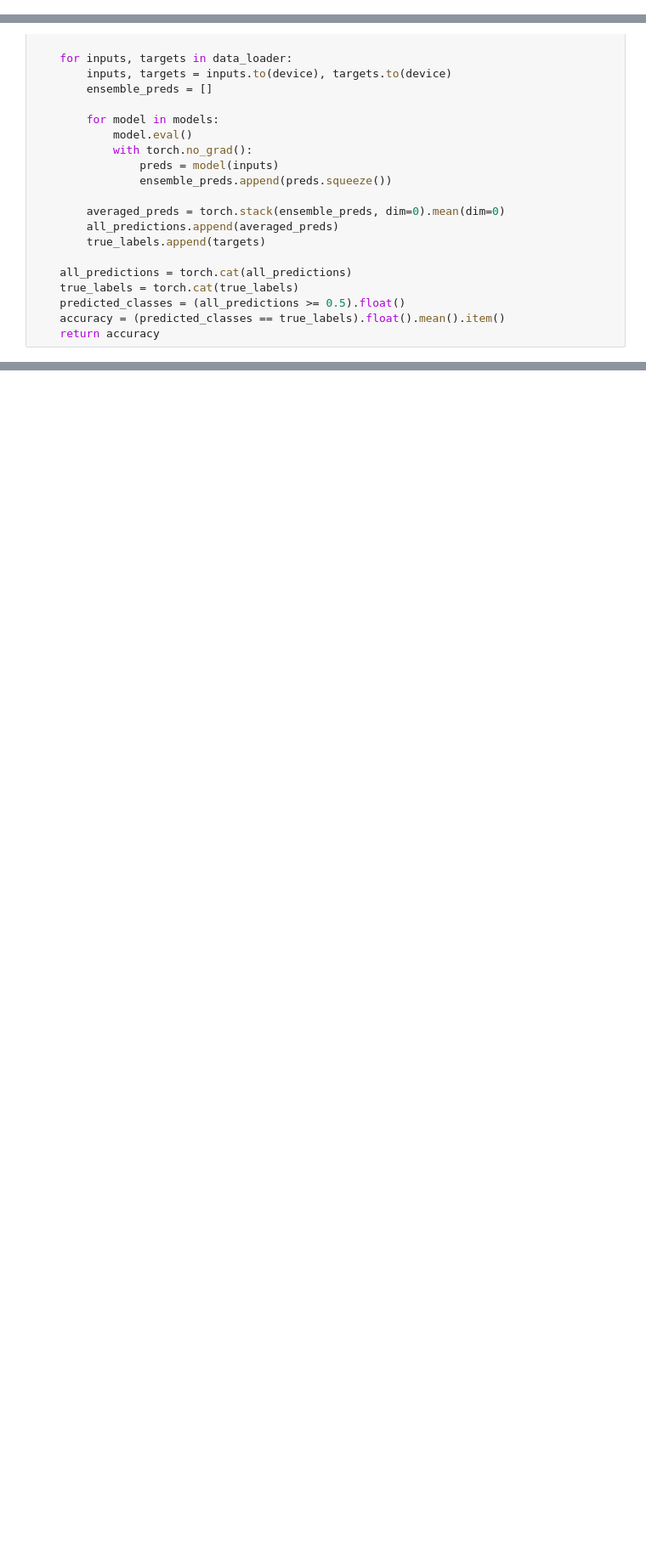
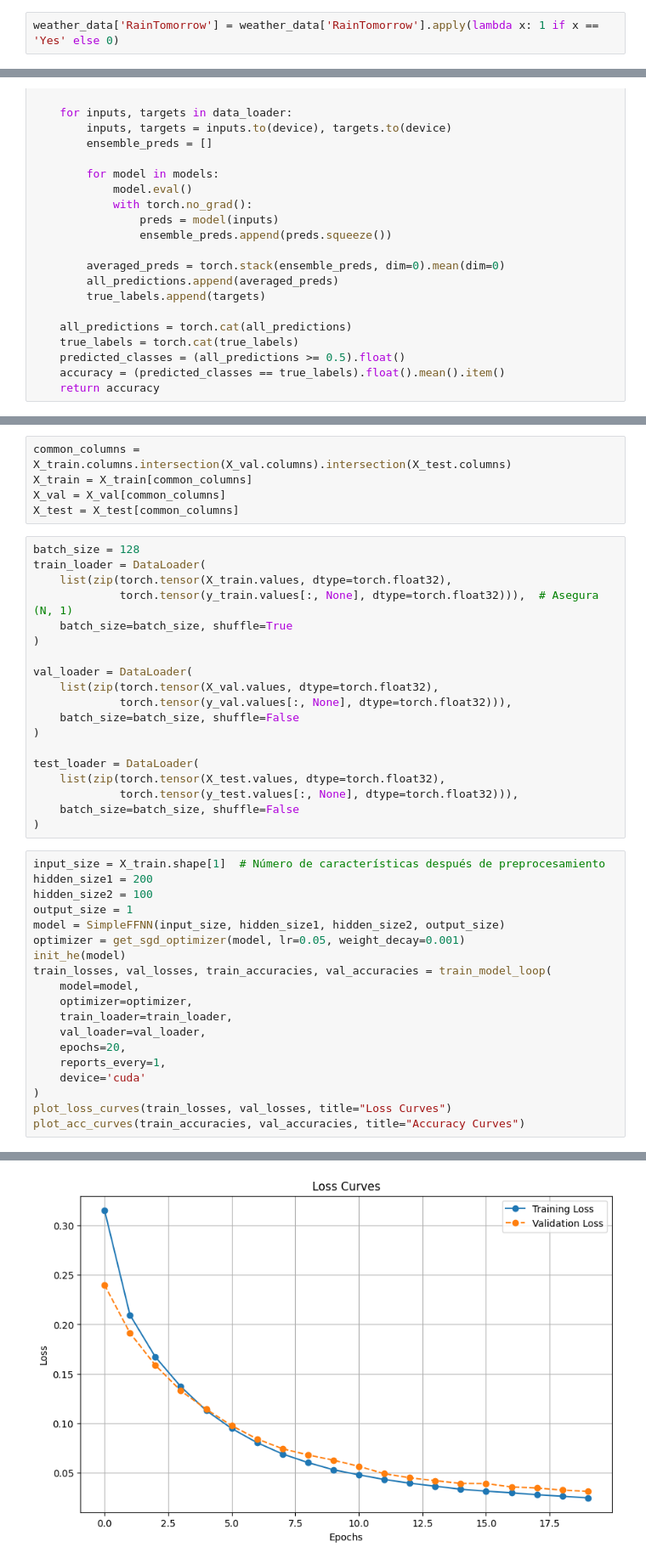
Before and after one commit to antargi/deeplearningfundamentals, a Jupyter notebook: lab1_try1.ipynb, the cells around one changed output, grey strips where cells are left out. Shown at 85% size. Saved outputs shown, nothing was run; the diff lists cells and outputs as text; blank space fills up the shorter version.

```diff
--- a/lab1_try1.ipynb
+++ b/lab1_try1.ipynb
@@ -98,6 +108,8 @@ Los datos numéricos se están escalando y normalizando utilizando el método St
 # %%
 scaler = StandardScaler()
 weather_data[numeric_columns] = scaler.fit_transform(weather_data[numeric_columns])
+# %%
+weather_data['RainTomorrow'] = weather_data['RainTomorrow'].apply(lambda x: 1 if x == 'Yes' else 0)
 # %% [markdown]
 MNIST
 # %%
@@ -1150,0 +1236,44 @@ Ensemble Accuracy: 0.50
+# %%
+common_columns = X_train.columns.intersection(X_val.columns).intersection(X_test.columns)
+X_train = X_train[common_columns]
+X_val = X_val[common_columns]
+X_test = X_test[common_columns]
+# %%
+batch_size = 128
+train_loader = DataLoader(
+    list(zip(torch.tensor(X_train.values, dtype=torch.float32),
+             torch.tensor(y_train.values[:, None], dtype=torch.float32))),  # Asegura (N, 1)
+    batch_size=batch_size, shuffle=True
+)
+
+val_loader = DataLoader(
+    list(zip(torch.tensor(X_val.values, dtype=torch.float32),
+             torch.tensor(y_val.values[:, None], dtype=torch.float32))),
+    batch_size=batch_size, shuffle=False
+)
+
+test_loader = DataLoader(
+    list(zip(torch.tensor(X_test.values, dtype=torch.float32),
+             torch.tensor(y_test.values[:, None], dtype=torch.float32))),
+    batch_size=batch_size, shuffle=False
+)
+# %%
+input_size = X_train.shape[1]  # Número de características después de preprocesamiento
+hidden_size1 = 200
+hidden_size2 = 100
+output_size = 1
+model = SimpleFFNN(input_size, hidden_size1, hidden_size2, output_size)
+optimizer = get_sgd_optimizer(model, lr=0.05, weight_decay=0.001)
+init_he(model)
+train_losses, val_losses, train_accuracies, val_accuracies = train_model_loop(
+    model=model,
+    optimizer=optimizer,
+    train_loader=train_loader,
+    val_loader=val_loader,
+    epochs=20,
+    reports_every=1,
+    device='cuda'
+)
+plot_loss_curves(train_losses, val_losses, title="Loss Curves")
+plot_acc_curves(train_accuracies, val_accuracies, title="Accuracy Curves")
+# %% [output]
@@ -1150,0 +1287 @@ Ensemble Accuracy: 0.50
+[figure, added]
```
Also changed, not shown: parts of 19 cells of this notebook.
